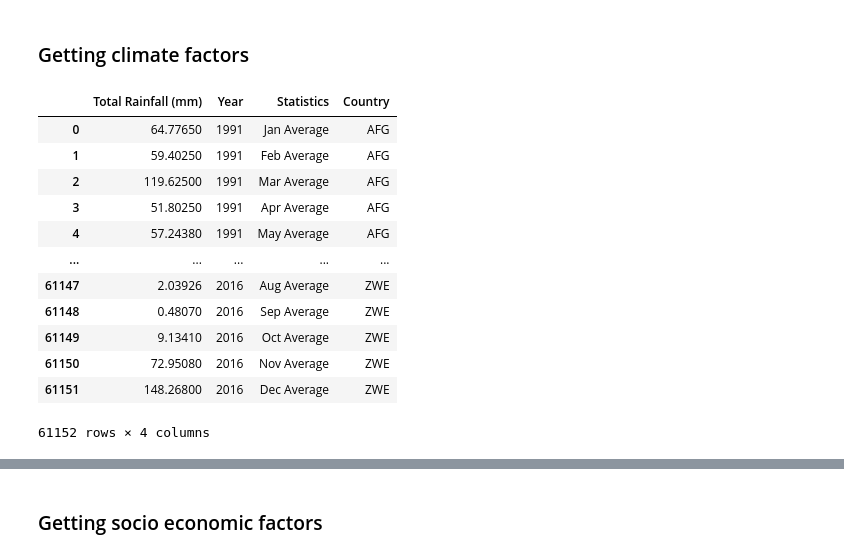
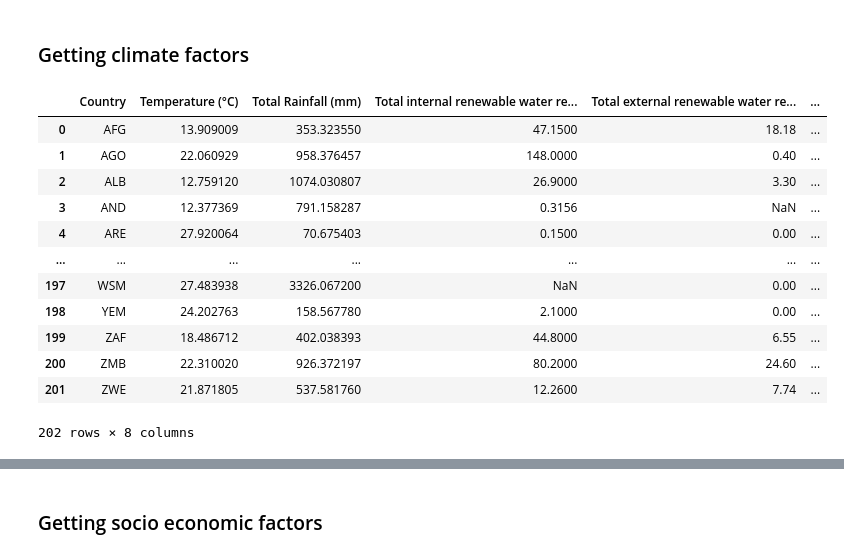
Before and after one commit to herbmks/MDA-Tuvalu, a Jupyter notebook: tools_test.ipynb, the cells around one changed output, grey strips where cells are left out. Drawn from its saved outputs; the diff is of its cells as text; code cells hidden in the pictures.

Commit message:
cleaned preproccesing of climate_factors, water_stress and tools

```diff
--- a/tools_test.ipynb
+++ b/tools_test.ipynb
@@ -45,20 +45,20 @@ df_temp_proj
 # %% [markdown]
 ### Getting climate factors
 # %%
-df_rain, df_inflow = cleaner.climate_factors('raw data/WORLDBANK_rainfall.csv', 'raw data/AQUASTAT_water_resources.csv')
+df_rain, df_temp, df_water, df_climate_factors = cleaner.climate_factors('raw data/WORLDBANK_rainfall.csv', 'raw data/WORLDBANK_temperature.csv', 'raw data/AQUASTAT_water_resources.csv')
 # %%
-df_rain
+df_climate_factors
 # %% [output]
-|  | Total Rainfall (mm) | Year | Statistics | Country |
-| 0 | 64.77650 | 1991 | Jan Average | AFG |
-| 1 | 59.40250 | 1991 | Feb Average | AFG |
-| 2 | 119.62500 | 1991 | Mar Average | AFG |
-| 3 | 51.80250 | 1991 | Apr Average | AFG |
-| 4 | 57.24380 | 1991 | May Average | AFG |
-| ... | ... | ... | ... | ... |
-| 61147 | 2.03926 | 2016 | Aug Average | ZWE |
-| 61148 | 0.48070 | 2016 | Sep Average | ZWE |
-| 61149 | 9.13410 | 2016 | Oct Average | ZWE |
-| 61150 | 72.95080 | 2016 | Nov Average | ZWE |
-| 61151 | 148.26800 | 2016 | Dec Average | ZWE |
+|  | Country | Temperature (°C) | Total Rainfall (mm) | Total internal renewable water re... | Total external renewable water re... | ... |
+| 0 | AFG | 13.909009 | 353.323550 | 47.1500 | 18.18 | ... |
+| 1 | AGO | 22.060929 | 958.376457 | 148.0000 | 0.40 | ... |
+| 2 | ALB | 12.759120 | 1074.030807 | 26.9000 | 3.30 | ... |
+| 3 | AND | 12.377369 | 791.158287 | 0.3156 | NaN | ... |
+| 4 | ARE | 27.920064 | 70.675403 | 0.1500 | 0.00 | ... |
+| ... | ... | ... | ... | ... | ... | ... |
+| 197 | WSM | 27.483938 | 3326.067200 | NaN | 0.00 | ... |
+| 198 | YEM | 24.202763 | 158.567780 | 2.1000 | 0.00 | ... |
+| 199 | ZAF | 18.486712 | 402.038393 | 44.8000 | 6.55 | ... |
+| 200 | ZMB | 22.310020 | 926.372197 | 80.2000 | 24.60 | ... |
+| 201 | ZWE | 21.871805 | 537.581760 | 12.2600 | 7.74 | ... |
-61152 rows × 4 columns
+202 rows × 8 columns
```
Also changed, not shown: parts of 8 cells of this notebook, 6 other files.
